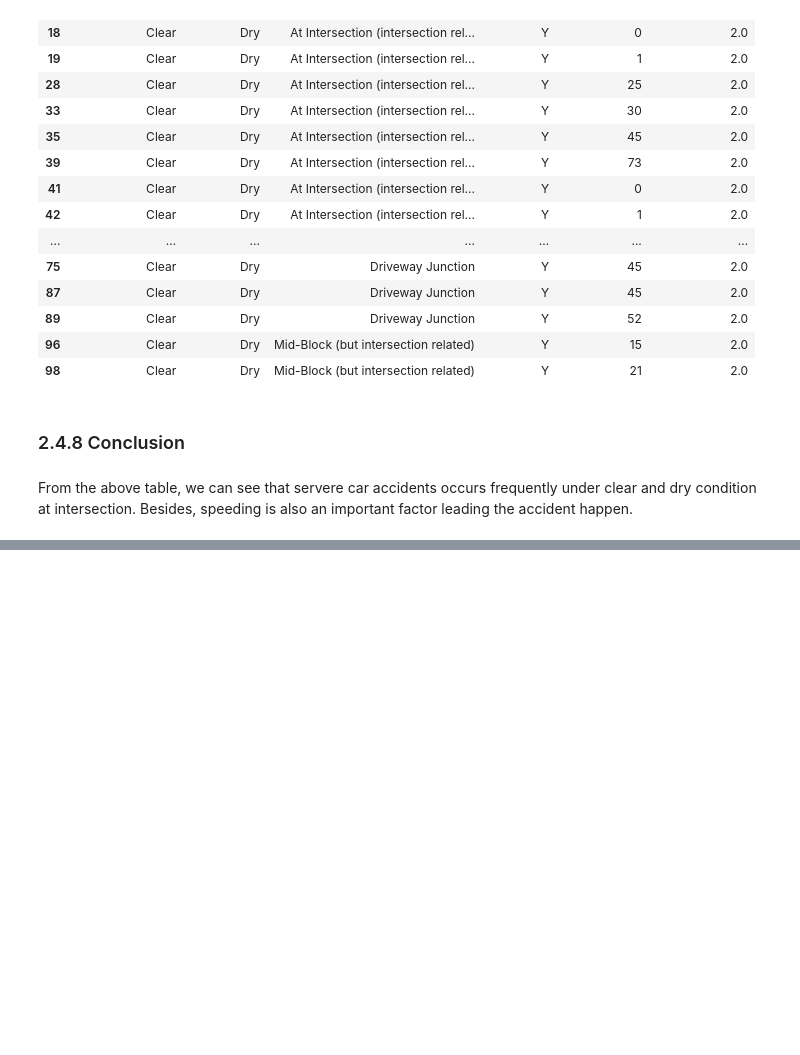
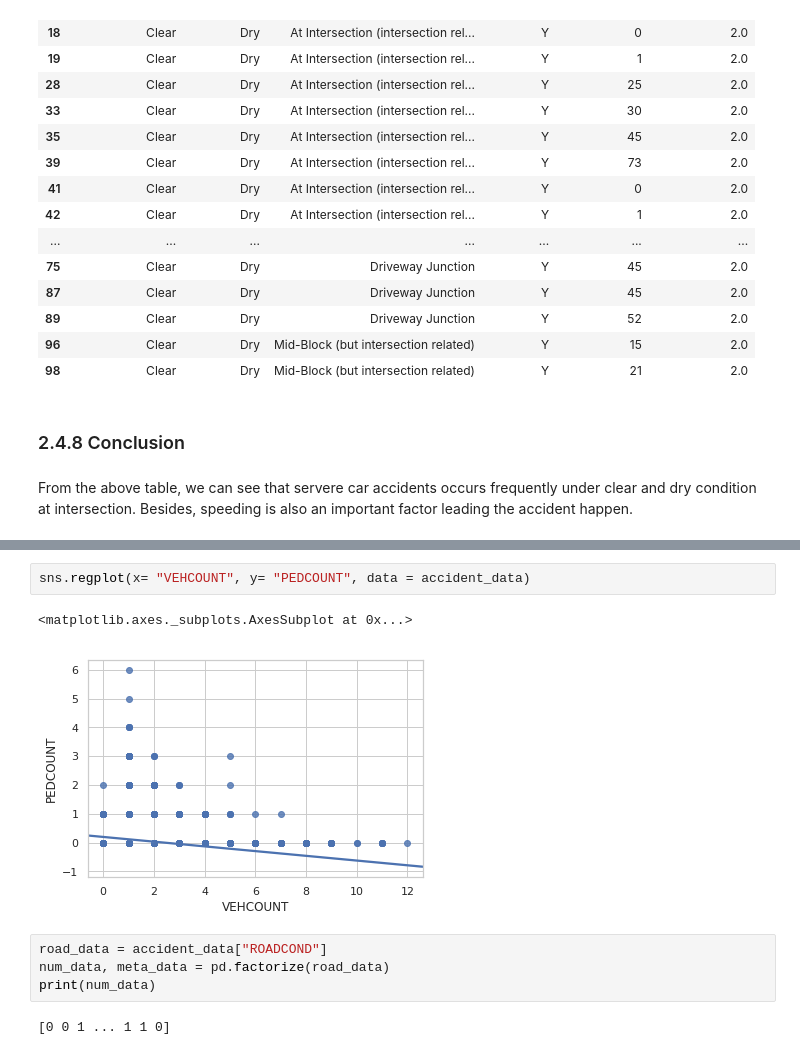
Before and after one commit to MelodieC/Course9, a Jupyter notebook: Week1.ipynb, the cells around one changed output, grey strips where cells are left out. Cells and saved outputs as stored; diff of their text form; blank space fills up the shorter version.

```diff
--- a/Week1.ipynb
+++ b/Week1.ipynb
@@ -256,0 +292,11 @@ From the above table, we can see that servere car accidents occurs frequently un
+# %%
+sns.regplot(x= "VEHCOUNT", y= "PEDCOUNT", data = accident_data)
+# %% [output]
+<matplotlib.axes._subplots.AxesSubplot at 0x...>
+[figure, added]
+# %%
+road_data = accident_data["ROADCOND"]
+num_data, meta_data = pd.factorize(road_data)
+print(num_data)
+# %% [output]
+[0 0 1 ... 1 1 0]
```
Also changed, not shown: parts of 12 cells of this notebook.
